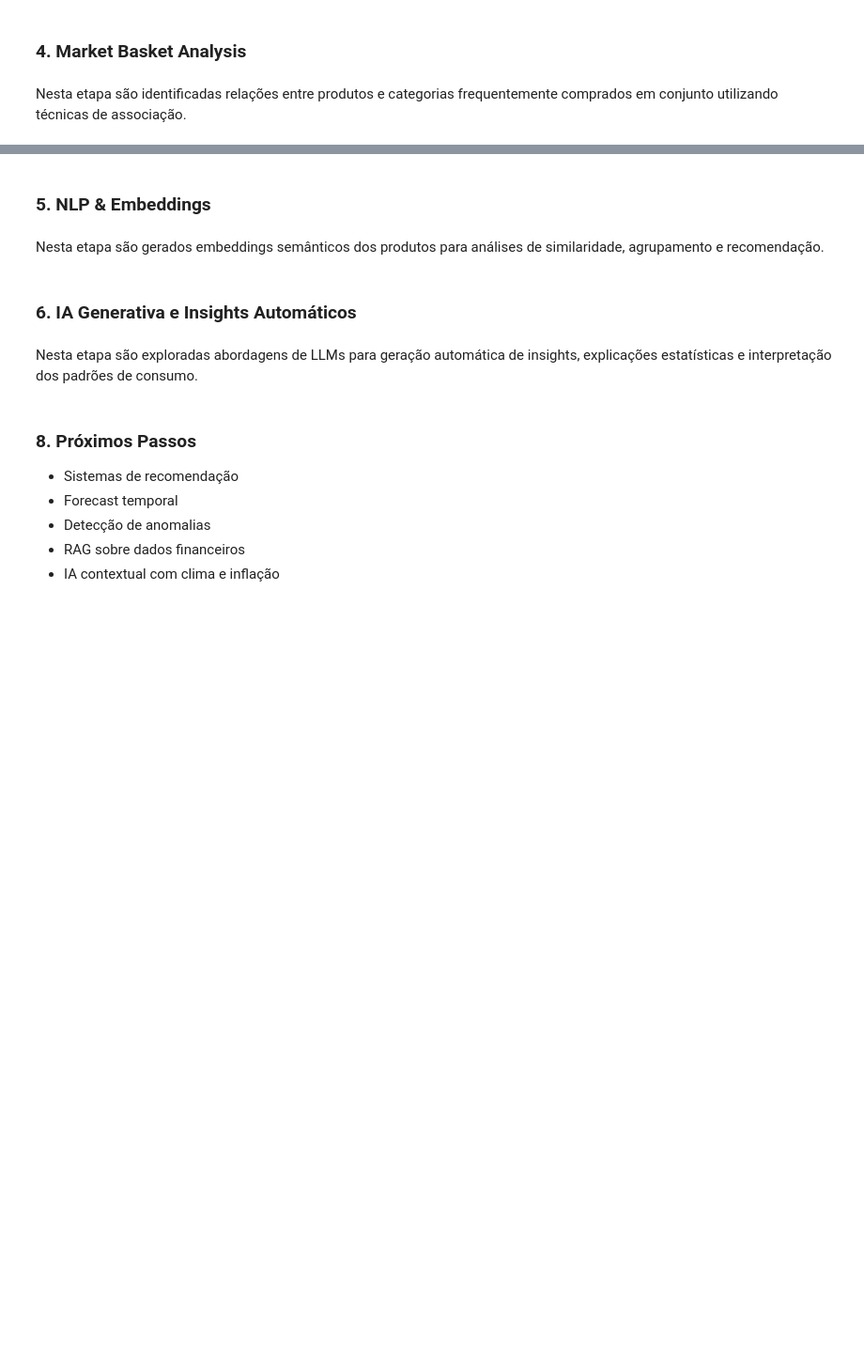
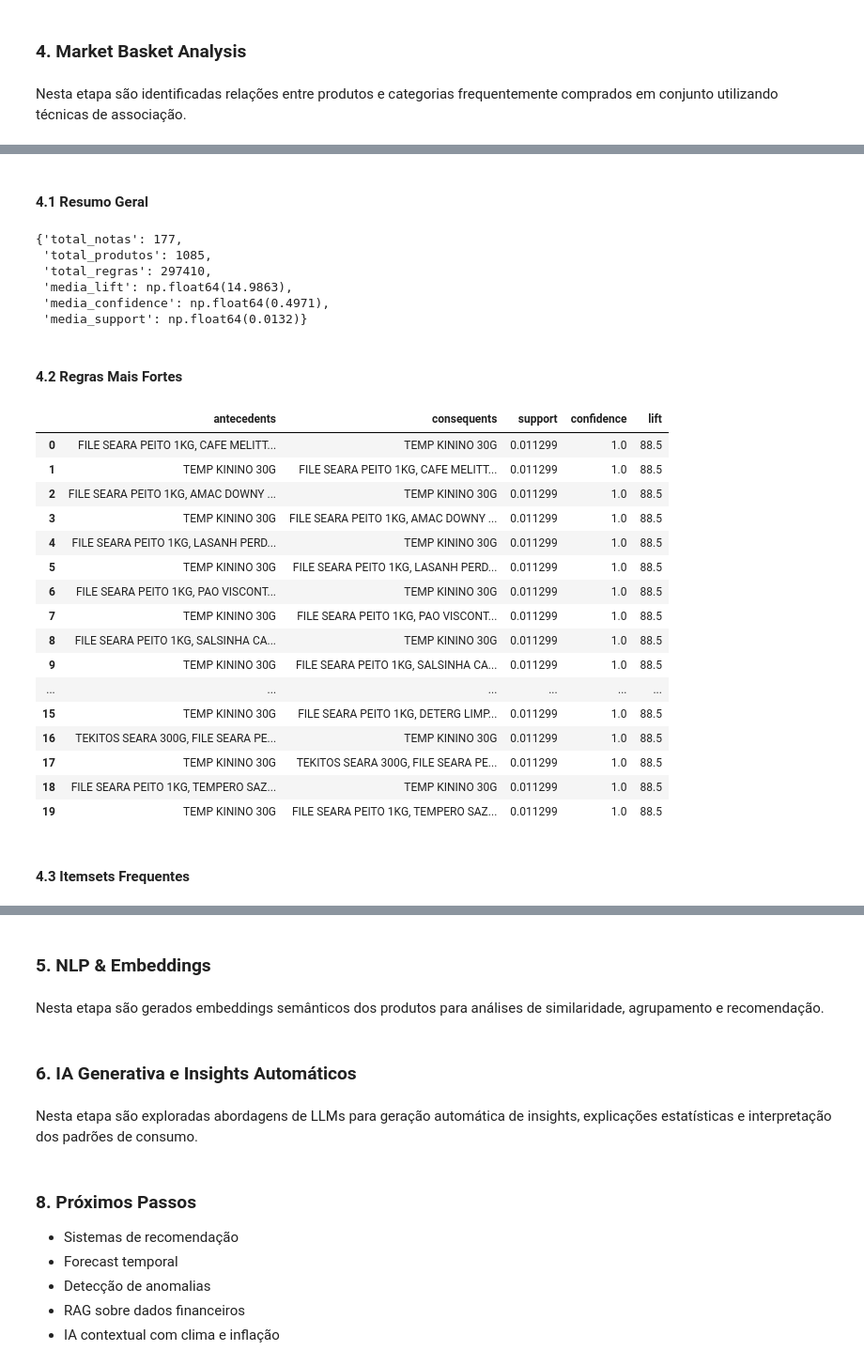
Before and after one commit to RenanScavazzini/model_supermarket, a Jupyter notebook: 03_modelagem.ipynb, the cells around one changed output, grey strips where cells are left out. Shown at 94% size. Saved outputs shown, nothing was run; the diff lists cells and outputs as text; code cells hidden in the pictures; blank space fills up the shorter version.

```diff
--- a/03_modelagem.ipynb
+++ b/03_modelagem.ipynb
@@ -227,0 +432,19 @@ rules[
+# %%
+# ==========================================================
+# MARKET BASKET ANALYSIS
+# ==========================================================
+
+basket_results = run_market_basket_analysis(
+
+    df=df_model,
+
+    min_support=0.01,
+
+    metric='lift',
+
+    min_threshold=1.2,
+
+    max_len=3,
+
+    top_n_rules=20
+)
@@ -227,0 +460,41 @@ rules[
+# %% [markdown]
+#### 4.1 Resumo Geral
+# %%
+basket_results['metrics_summary']
+# %% [output]
+{'total_notas': 177,
+ 'total_produtos': 1085,
+ 'total_regras': 297410,
+ 'media_lift': np.float64(14.9863),
+ 'media_confidence': np.float64(0.4971),
+ 'media_support': np.float64(0.0132)}
+# %% [markdown]
+#### 4.2 Regras Mais Fortes
+# %%
+basket_results['top_rules'][[
+    'antecedents',
+    'consequents',
+    'support',
+    'confidence',
+    'lift'
+]]
+# %% [output]
+|  | antecedents | consequents | support | confidence | lift |
+| 0 | FILE SEARA PEITO 1KG, CAFE MELITT... | TEMP KININO 30G | 0.011299 | 1.0 | 88.5 |
+| 1 | TEMP KININO 30G | FILE SEARA PEITO 1KG, CAFE MELITT... | 0.011299 | 1.0 | 88.5 |
+| 2 | FILE SEARA PEITO 1KG, AMAC DOWNY ... | TEMP KININO 30G | 0.011299 | 1.0 | 88.5 |
+| 3 | TEMP KININO 30G | FILE SEARA PEITO 1KG, AMAC DOWNY ... | 0.011299 | 1.0 | 88.5 |
+| 4 | FILE SEARA PEITO 1KG, LASANH PERD... | TEMP KININO 30G | 0.011299 | 1.0 | 88.5 |
+| 5 | TEMP KININO 30G | FILE SEARA PEITO 1KG, LASANH PERD... | 0.011299 | 1.0 | 88.5 |
+| 6 | FILE SEARA PEITO 1KG, PAO VISCONT... | TEMP KININO 30G | 0.011299 | 1.0 | 88.5 |
+| 7 | TEMP KININO 30G | FILE SEARA PEITO 1KG, PAO VISCONT... | 0.011299 | 1.0 | 88.5 |
+| 8 | FILE SEARA PEITO 1KG, SALSINHA CA... | TEMP KININO 30G | 0.011299 | 1.0 | 88.5 |
+| 9 | TEMP KININO 30G | FILE SEARA PEITO 1KG, SALSINHA CA... | 0.011299 | 1.0 | 88.5 |
+| ... | ... | ... | ... | ... | ... |
+| 15 | TEMP KININO 30G | FILE SEARA PEITO 1KG, DETERG LIMP... | 0.011299 | 1.0 | 88.5 |
+| 16 | TEKITOS SEARA 300G, FILE SEARA PE... | TEMP KININO 30G | 0.011299 | 1.0 | 88.5 |
+| 17 | TEMP KININO 30G | TEKITOS SEARA 300G, FILE SEARA PE... | 0.011299 | 1.0 | 88.5 |
+| 18 | FILE SEARA PEITO 1KG, TEMPERO SAZ... | TEMP KININO 30G | 0.011299 | 1.0 | 88.5 |
+| 19 | TEMP KININO 30G | FILE SEARA PEITO 1KG, TEMPERO SAZ... | 0.011299 | 1.0 | 88.5 |
+# %% [markdown]
+#### 4.3 Itemsets Frequentes
```
Also changed, not shown: parts of 49 cells of this notebook, 7 other files.
